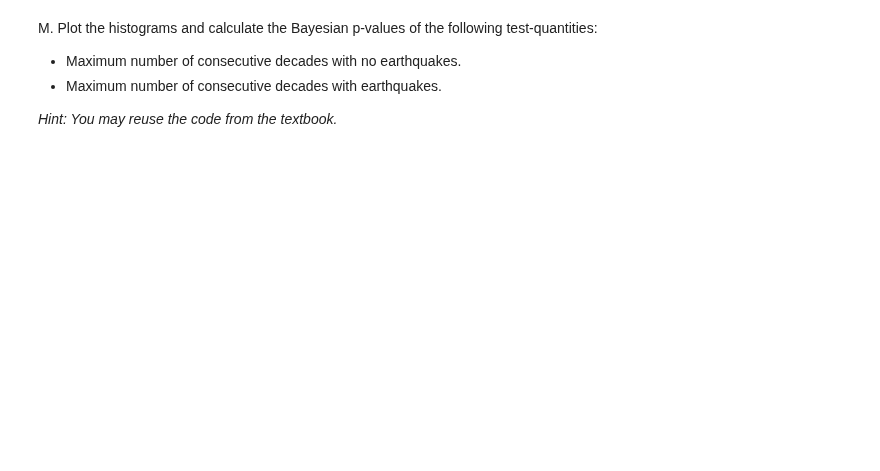
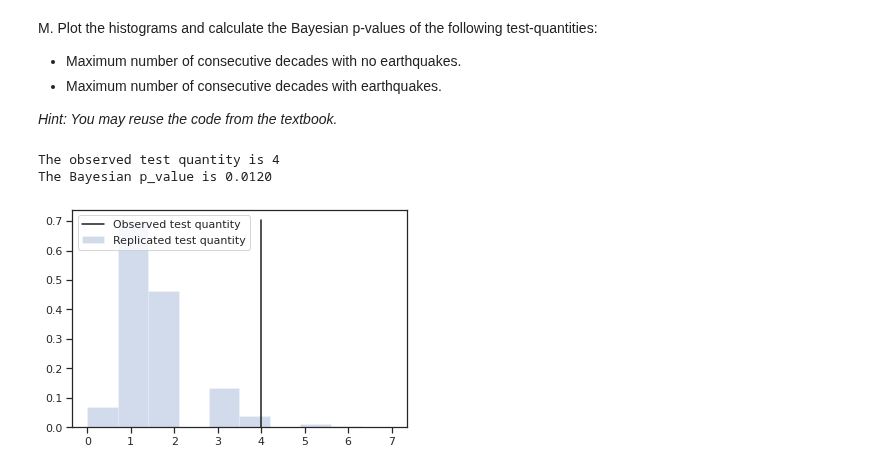
Before and after one commit to schemp98/data-analytics-se, a Jupyter notebook: lecturebook/homework/homework-03_SCC.ipynb, the cells around one changed output. Drawn from its saved outputs; the diff is of its cells as text; code cells hidden in the pictures; blank space fills up the shorter version.

```diff
--- a/lecturebook/homework/homework-03_SCC.ipynb
+++ b/lecturebook/homework/homework-03_SCC.ipynb
@@ -892,6 +904,47 @@ def T_eq_max_neq(x):
 
 # Consult the textbook (Lecture 12) to figure out
 # how to use do_diagnostics().
+# %%
+def do_diagnostics(post_rv, data, test_func, n_rep=1000):
+    """Calculate Bayesian p-values and make the corresponding
+    diagnostic plot.
+
+    Arguments
+    post_rv   -- The random variable object corresponding to
+                 the posterior from which to sample.
+    data      -- The training data.
+    test_func -- The test function.
+    n         -- The number of observations.
+    nrep      -- The number of repetitions.
+
+    Returns a dictionary that includes the observed value of
+    the test function (T_obs), the Bayesian p-value (p_val),
+    and the replicated experiment (data_rep).
+    """
+    res = perform_diagnostics(
+        post_rv,
+        data,
+        test_func,
+        n_rep=n_rep
+    )
+
+    T_obs = res["T_obs"]
+    p_val = res["p_val"]
+
+    print(f'The observed test quantity is {T_obs}')
+    print(f'The Bayesian p_value is {p_val:.4f}')
+
+    plot_diagnostics(res)
+# %%
+do_diagnostics(
+    lambda_post,
+    x_rep[3,:],
+    T_eq_max_neq
+)
+# %% [output]
+The observed test quantity is 4
+The Bayesian p_value is 0.0120
+[figure, added]
 # %%
 # Write your code here for the second test quantity
 # (maximum number of consecutive decades with earthquakes)
```
Also changed, not shown: parts of 18 cells of this notebook.
